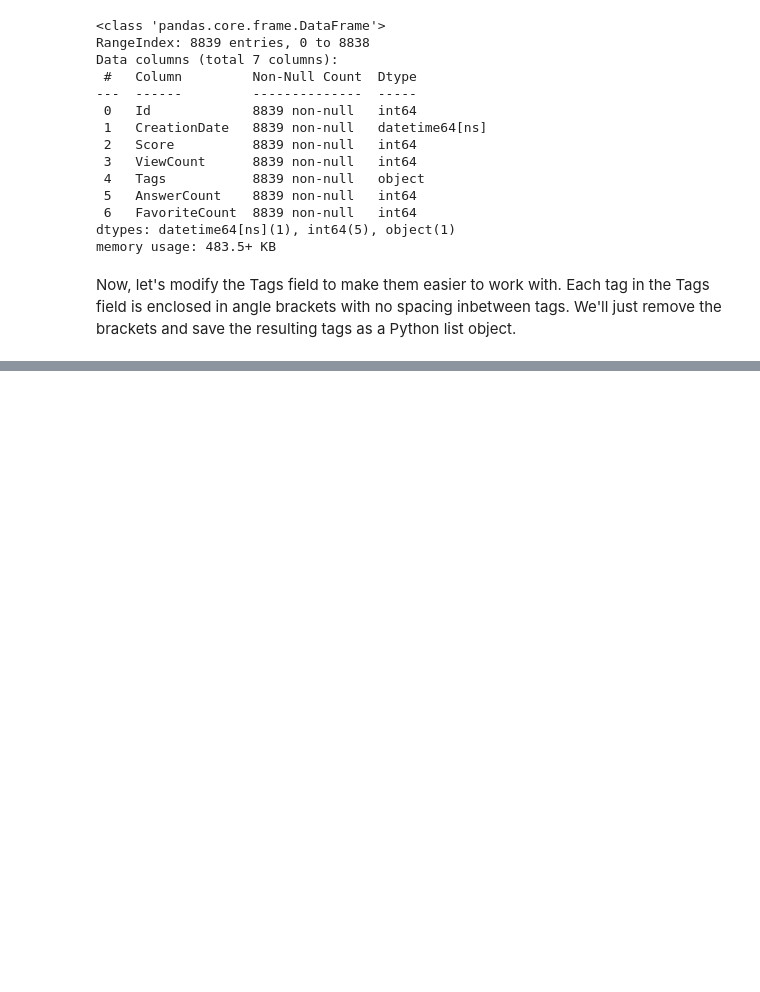
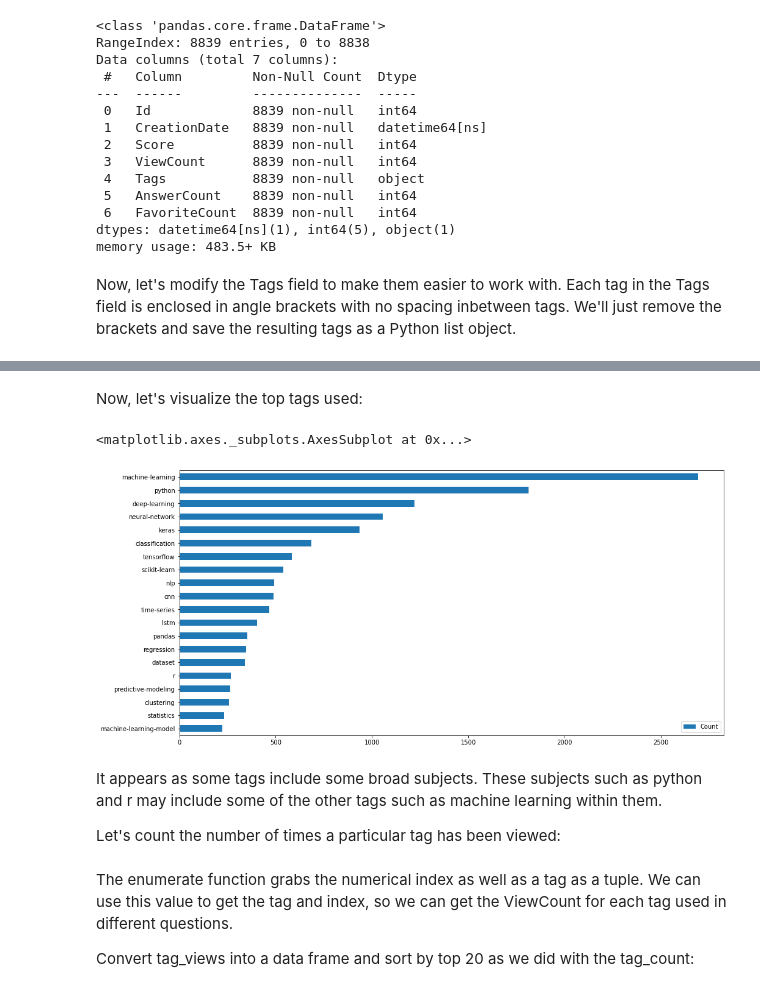
Before and after one commit to TFong1/App-Market-Research, a Jupyter notebook: DataScience-StackExchange.ipynb, the cells around one changed output, grey strips where cells are left out. Drawn from its saved outputs; the diff is of its cells as text; code cells hidden in the pictures; blank space fills up the shorter version.

Commit message:
Completed 'Most Used and Most Viewed' section

```diff
--- a/DataScience-StackExchange.ipynb
+++ b/DataScience-StackExchange.ipynb
@@ -177,0 +182,9 @@ questions.sample(5)
+# %%
+tag_count = dict()
+
+for tags in questions["Tags"]:
+    for tag in tags:
+        if tag in tag_count:
+            tag_count[tag] += 1
+        else:
+            tag_count[tag] = 1
@@ -177,0 +193,4 @@ questions.sample(5)
+# %%
+tag_count = pd.DataFrame.from_dict(tag_count, orient="index")
+tag_count.rename(columns={0: "Count"}, inplace=True)
+tag_count.head(10)
@@ -177,0 +211,3 @@ questions.sample(5)
+# %%
+top_tags_used = tag_count.sort_values(by="Count").tail(20)
+print(top_tags_used)
@@ -177,0 +232,11 @@ questions.sample(5)
+# %% [markdown]
+Now, let's visualize the top tags used:
+# %%
+top_tags_used.plot(kind="barh", figsize=(16,8))
+# %% [output]
+<matplotlib.axes._subplots.AxesSubplot at 0x...>
+[figure, added]
+# %% [markdown]
+It appears as some tags include some broad subjects.  These subjects such as python and r may include some of the other tags such as machine learning within them.
+
+Let's count the number of times a particular tag has been viewed:
@@ -177,0 +252,4 @@ questions.sample(5)
+# %% [markdown]
+The enumerate function grabs the numerical index as well as a tag as a tuple.  We can use this value to get the tag and index, so we can get the ViewCount for each tag used in different questions.
+
+Convert tag_views into a data frame and sort by top 20 as we did with the tag_count:
```
Also changed, not shown: parts of 12 cells of this notebook.
